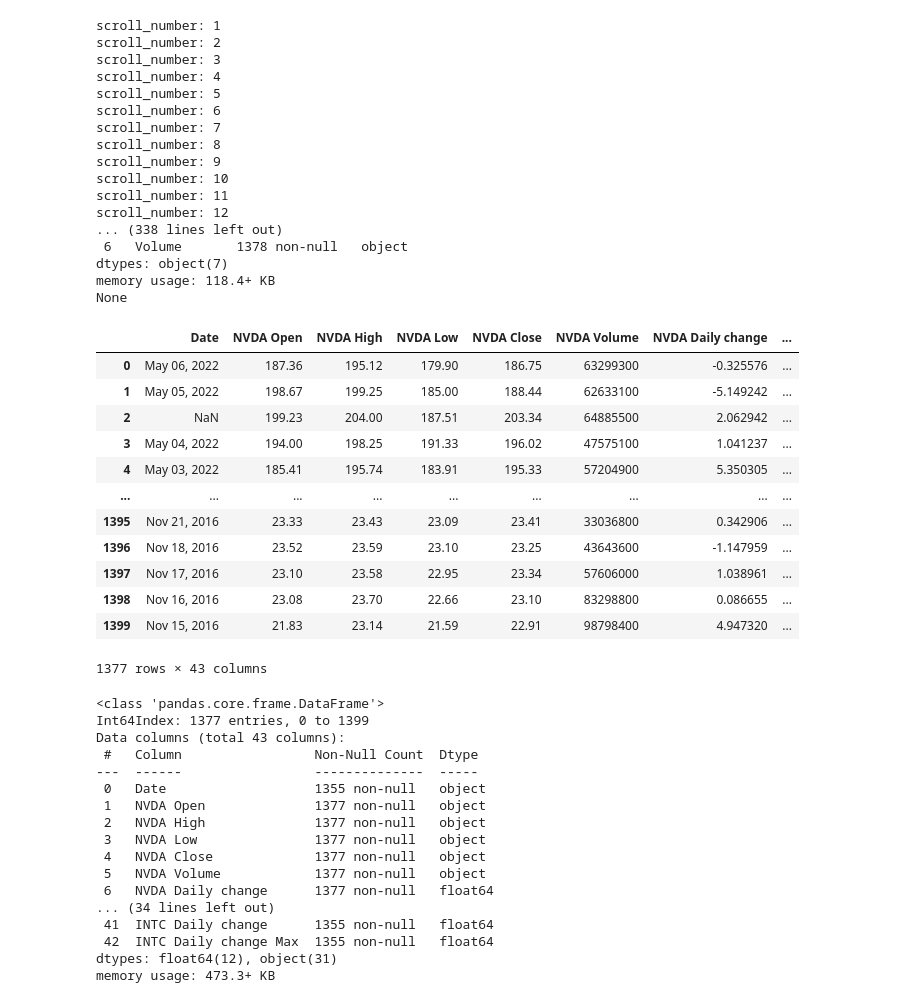
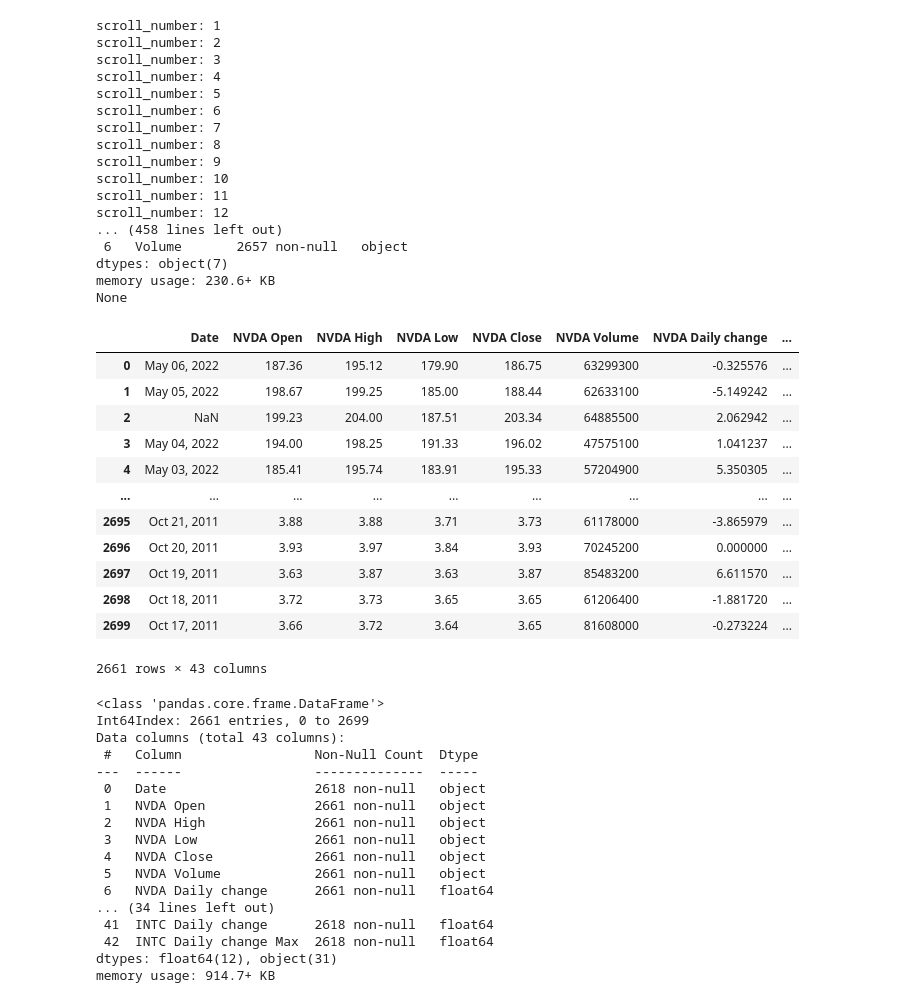
Before and after one commit to VladimirPoplavsky/Stock_Price_prediction, a Jupyter notebook: Getting_Data.ipynb, the cells around one changed output. Drawn from its saved outputs; the diff is of its cells as text; code cells hidden in the pictures.

```diff
--- a/Getting_Data.ipynb
+++ b/Getting_Data.ipynb
@@ -41,7 +41,7 @@ Requirement already satisfied: certifi in c:\users\vovik\anaconda3\lib\site-pack
 Requirement already satisfied: six>=1.5.2 in c:\users\vovik\anaconda3\lib\site-packages (from pyOpenSSL>=0.14->urllib3[secure,socks]~=1.26->selenium) (1.16.0)
 Requirement already satisfied: h11<1,>=0.9.0 in c:\users\vovik\anaconda3\lib\site-packages (from wsproto>=0.14->trio-websocket~=0.9->selenium) (0.13.0)
 # %%
-def get_infinity_page_html_data(chromedriver_path="./chromedriver.exe", scroll_number=30, sleep_time=2, url = ""):
+def get_infinity_page_html_data(chromedriver_path="./chromedriver.exe", scroll_number=50, sleep_time=2, url = ""):
     # Create selenium driver
     s = Service(chromedriver_path)
     driver = webdriver.Chrome(service=s)
@@ -49,7 +49,7 @@ def get_infinity_page_html_data(chromedriver_path="./chromedriver.exe", scroll_n
 
     for i in range(1,scroll_number):
         print(f"scroll_number: {i}")
-        driver.execute_script("window.scrollTo(1,50000)")
+        driver.execute_script("window.scrollTo(1,100000)")
         time.sleep(sleep_time)
     html_data = driver.page_source
     driver.close()
@@ -104,60 +104,60 @@ for index in indexes:
 
 
 
     print(df)
     print(df.info())
 
 
-write_to_file(main_df, ("main" + ".csv"))
+write_to_file(main_df, ("main_dataframe" + ".csv"))
 main_df
 # %% [output]
 scroll_number: 1
 scroll_number: 2
 scroll_number: 3
 scroll_number: 4
 scroll_number: 5
 scroll_number: 6
 scroll_number: 7
 scroll_number: 8
 scroll_number: 9
 scroll_number: 10
 scroll_number: 11
 scroll_number: 12
-... (338 lines left out)
- 6   Volume       1378 non-null   object
+... (458 lines left out)
+ 6   Volume       2657 non-null   object
 dtypes: object(7)
-memory usage: 118.4+ KB
+memory usage: 230.6+ KB
 None
 |  | Date | NVDA Open | NVDA High | NVDA Low | NVDA Close | NVDA Volume | NVDA Daily change | ... |
 | 0 | May 06, 2022 | 187.36 | 195.12 | 179.90 | 186.75 | 63299300 | -0.325576 | ... |
 | 1 | May 05, 2022 | 198.67 | 199.25 | 185.00 | 188.44 | 62633100 | -5.149242 | ... |
 | 2 | NaN | 199.23 | 204.00 | 187.51 | 203.34 | 64885500 | 2.062942 | ... |
 | 3 | May 04, 2022 | 194.00 | 198.25 | 191.33 | 196.02 | 47575100 | 1.041237 | ... |
 | 4 | May 03, 2022 | 185.41 | 195.74 | 183.91 | 195.33 | 57204900 | 5.350305 | ... |
 | ... | ... | ... | ... | ... | ... | ... | ... | ... |
-| 1395 | Nov 21, 2016 | 23.33 | 23.43 | 23.09 | 23.41 | 33036800 | 0.342906 | ... |
-| 1396 | Nov 18, 2016 | 23.52 | 23.59 | 23.10 | 23.25 | 43643600 | -1.147959 | ... |
-| 1397 | Nov 17, 2016 | 23.10 | 23.58 | 22.95 | 23.34 | 57606000 | 1.038961 | ... |
-| 1398 | Nov 16, 2016 | 23.08 | 23.70 | 22.66 | 23.10 | 83298800 | 0.086655 | ... |
-| 1399 | Nov 15, 2016 | 21.83 | 23.14 | 21.59 | 22.91 | 98798400 | 4.947320 | ... |
+| 2695 | Oct 21, 2011 | 3.88 | 3.88 | 3.71 | 3.73 | 61178000 | -3.865979 | ... |
+| 2696 | Oct 20, 2011 | 3.93 | 3.97 | 3.84 | 3.93 | 70245200 | 0.000000 | ... |
+| 2697 | Oct 19, 2011 | 3.63 | 3.87 | 3.63 | 3.87 | 85483200 | 6.611570 | ... |
+| 2698 | Oct 18, 2011 | 3.72 | 3.73 | 3.65 | 3.65 | 61206400 | -1.881720 | ... |
+| 2699 | Oct 17, 2011 | 3.66 | 3.72 | 3.64 | 3.65 | 81608000 | -0.273224 | ... |
-1377 rows × 43 columns
+2661 rows × 43 columns
 # %%
 main_df.info()
 # %% [output]
 <class 'pandas.core.frame.DataFrame'>
-Int64Index: 1377 entries, 0 to 1399
+Int64Index: 2661 entries, 0 to 2699
 Data columns (total 43 columns):
  #   Column                 Non-Null Count  Dtype
 ---  ------                 --------------  -----
- 0   Date                   1355 non-null   object
- 1   NVDA Open              1377 non-null   object
- 2   NVDA High              1377 non-null   object
- 3   NVDA Low               1377 non-null   object
- 4   NVDA Close             1377 non-null   object
- 5   NVDA Volume            1377 non-null   object
- 6   NVDA Daily change      1377 non-null   float64
+ 0   Date                   2618 non-null   object
+ 1   NVDA Open              2661 non-null   object
+ 2   NVDA High              2661 non-null   object
+ 3   NVDA Low               2661 non-null   object
+ 4   NVDA Close             2661 non-null   object
+ 5   NVDA Volume            2661 non-null   object
+ 6   NVDA Daily change      2661 non-null   float64
 ... (34 lines left out)
- 41  INTC Daily change      1355 non-null   float64
- 42  INTC Daily change Max  1355 non-null   float64
+ 41  INTC Daily change      2618 non-null   float64
+ 42  INTC Daily change Max  2618 non-null   float64
 dtypes: float64(12), object(31)
-memory usage: 473.3+ KB
+memory usage: 914.7+ KB
```
Also changed, not shown: parts of 1 cell of this notebook, 8 other files.
